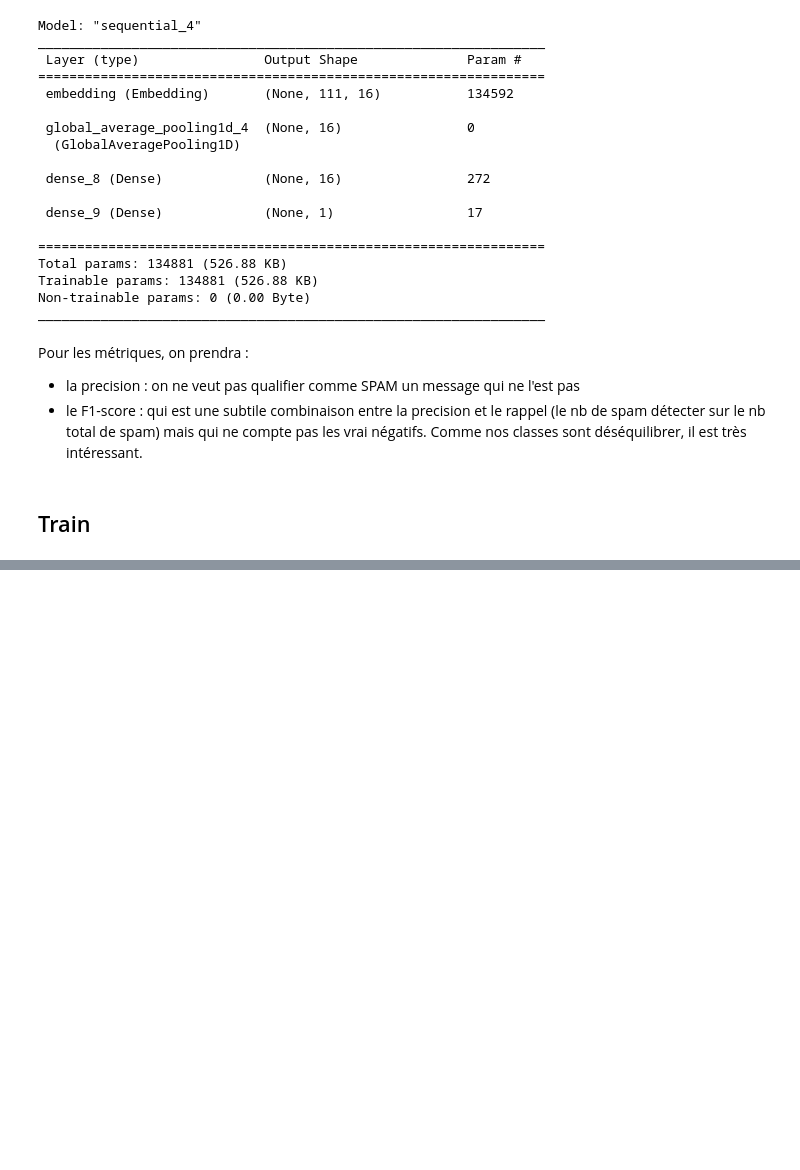
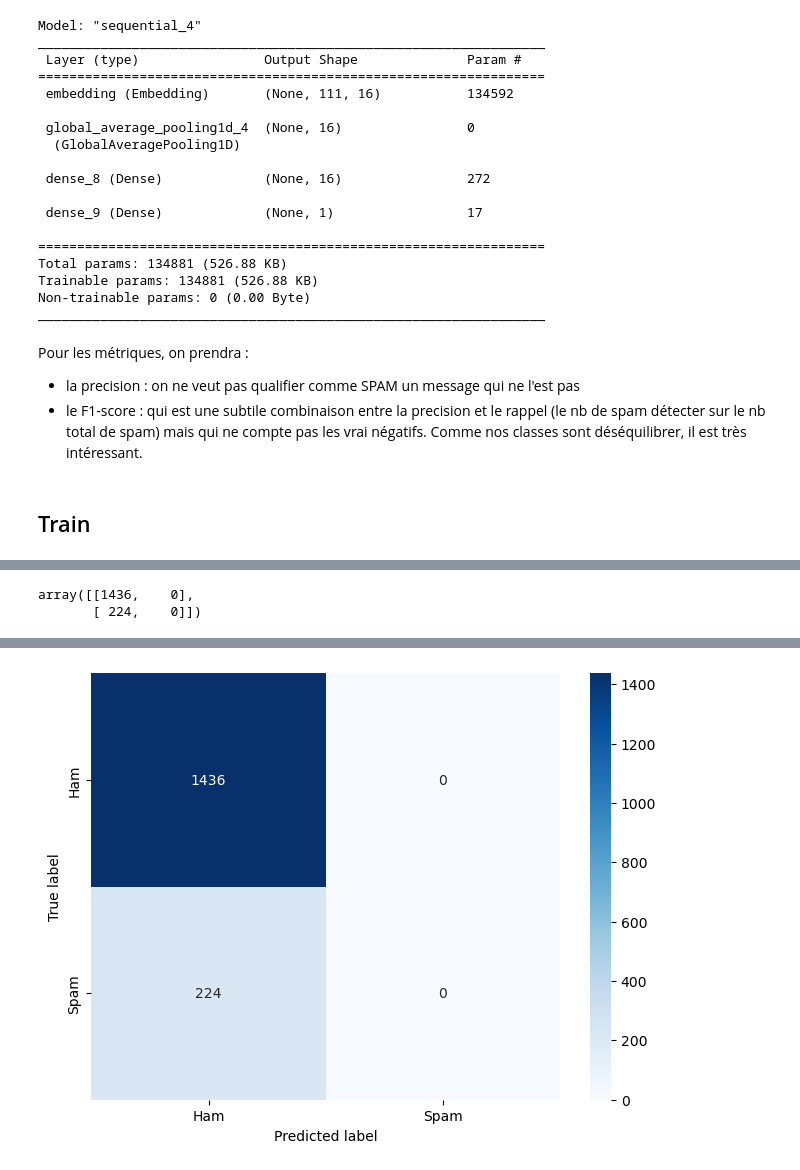
Before and after one commit to TheoGuil/jedha_projects, a Jupyter notebook: SpamDetector/study.ipynb, the cells around one changed output, grey strips where cells are left out. Cells and saved outputs as stored; diff of their text form; code cells hidden in the pictures; blank space fills up the shorter version.

Commit message:
[Spam] Add confusion matrix

```diff
--- a/SpamDetector/study.ipynb
+++ b/SpamDetector/study.ipynb
@@ -248,3 +250,24 @@ fig.update_layout(
     yaxis_title='Accuracy'
 )
 fig.show()
+# %%
+con_mat
+# %% [output]
+array([[1436,    0],
+       [ 224,    0]])
+# %%
+y_pred=model.predict(X_val)
+con_mat = tf.math.confusion_matrix(labels=Y_val, predictions=y_pred).numpy()
+
+# con_mat_norm = np.around(con_mat.astype('float') / con_mat.sum(axis=1)[:, np.newaxis], decimals=2)
+con_mat_df = pd.DataFrame(con_mat,
+                     index = ["Ham", "Spam"],
+                     columns = ["Ham", "Spam"])
+
+# figure = plt.figure(figsize=(8, 8))
+sns.heatmap(con_mat_df, annot=True,cmap=plt.cm.Blues, fmt=".0f")
+plt.tight_layout()
+plt.ylabel('True label')
+plt.xlabel('Predicted label')
+plt.show()
+# %% [output]
@@ -250,0 +275 @@ fig.show()
+[figure, added]
```
Also changed, not shown: parts of 2 cells of this notebook.
